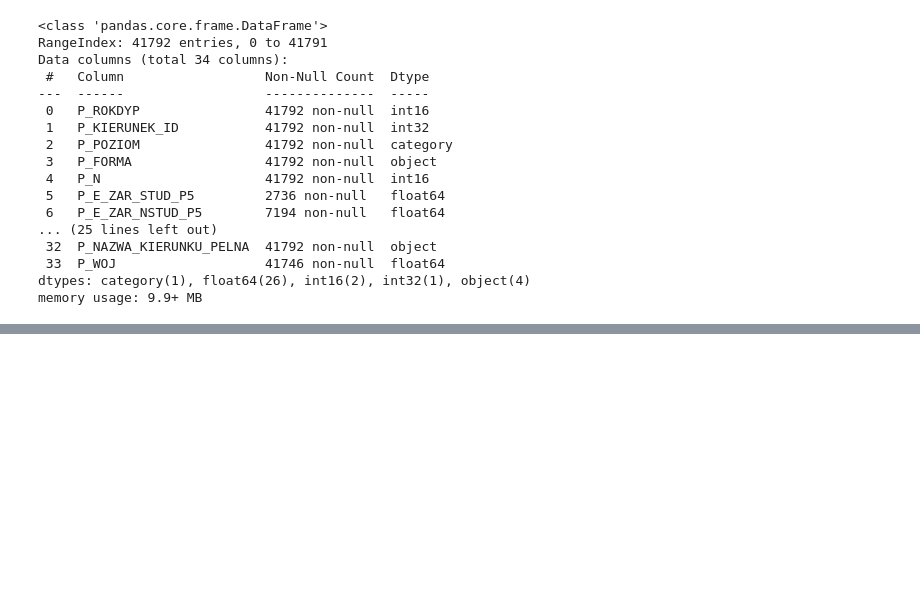
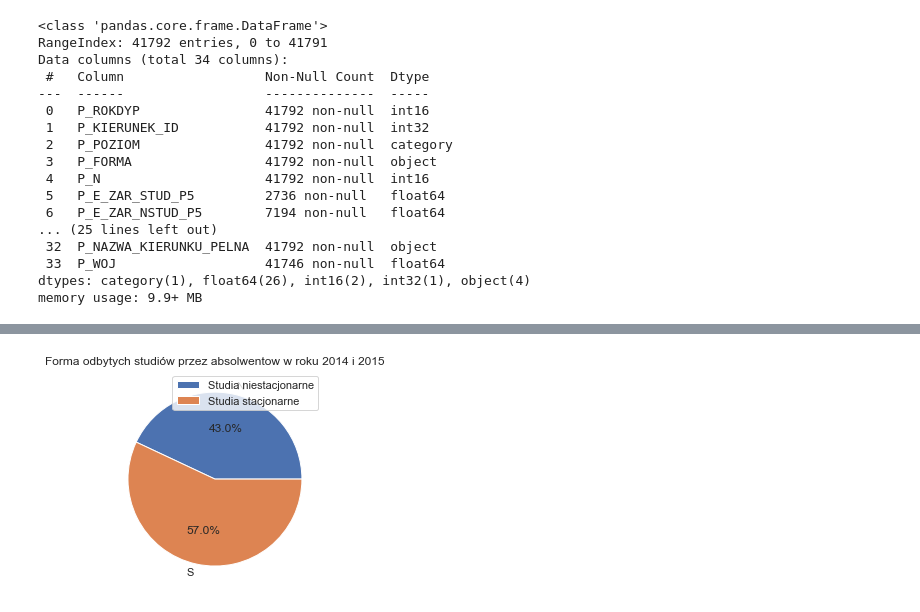
Before and after one commit to CptQuak/CasestudyGraduateEarnings, a Jupyter notebook: zadanie1.ipynb, the cells around one changed output, grey strips where cells are left out. Drawn from its saved outputs; the diff is of its cells as text; code cells hidden in the pictures; blank space fills up the shorter version.

Commit message:
Form distribution plot

```diff
--- a/zadanie1.ipynb
+++ b/zadanie1.ipynb
@@ -104 +111,13 @@ data1['P_WOJ']=data1['P_WOJ'].map(wojewodztwa)
+# %%
+# Suma liczby absolwentow na studiach stacjonarnych i niestacjonarnych
+formdata = data1.groupby(['P_FORMA']).agg({"P_N":"sum"})
+formdata=formdata.reset_index()
+
+plt.pie(formdata['P_N'],labels=formdata['P_FORMA'],autopct='%1.1f%%')
+plt.legend(['Studia niestacjonarne',"Studia stacjonarne"],loc="best")
+plt.title("Forma odbytych studiów przez absolwentow w roku 2014 i 2015")
+plt.savefig('Udzial1.png', dpi=400, bbox_inches='tight')
+plt.show()
+# %% [output]
+[figure, added]
 # %%
```
Also changed, not shown: parts of 3 cells of this notebook.
